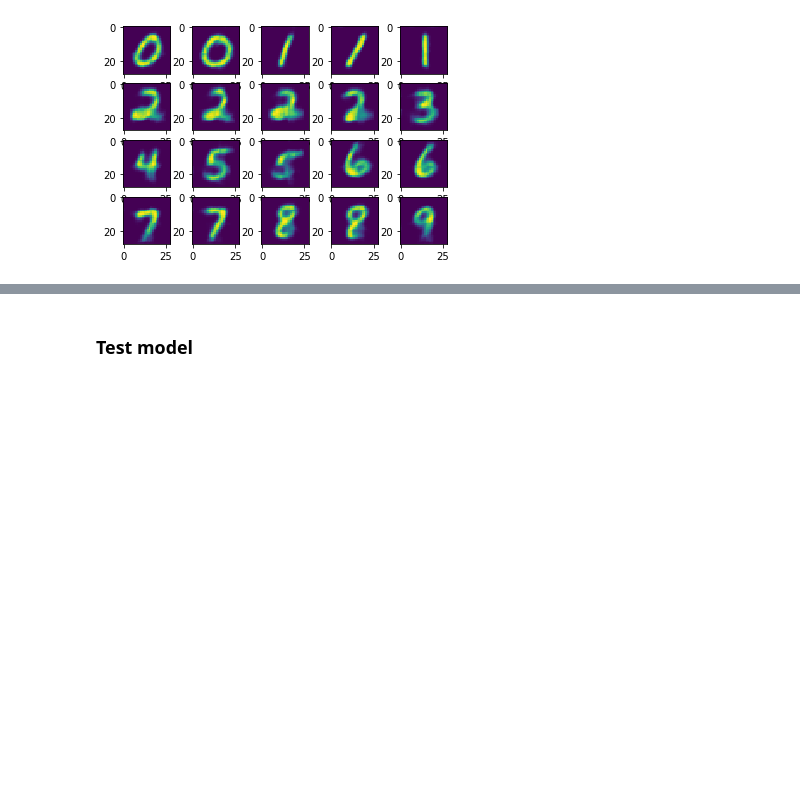
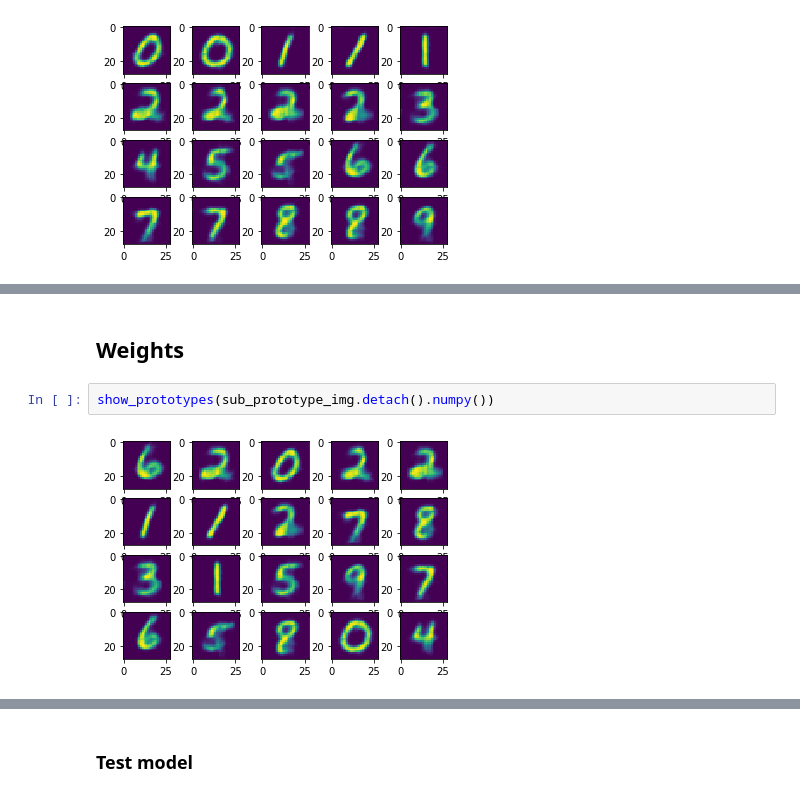
Before and after one commit to Sasafrass/PrototypeDL, a Jupyter notebook: results.ipynb, the cells around one changed output, grey strips where cells are left out. Drawn from its saved outputs; the diff is of its cells as text; blank space fills up the shorter version.

```diff
--- a/results.ipynb
+++ b/results.ipynb
@@ -107,0 +156,6 @@ SyntaxError: invalid syntax (<ipython-input-1-dd7be0795d61>, line 2)
+# %% [markdown]
+## Weights
+# %%
+show_prototypes(sub_prototype_img.detach().numpy())
+# %% [output]
+[figure, added]
```
Also changed, not shown: parts of 11 cells of this notebook, 3 other files.
